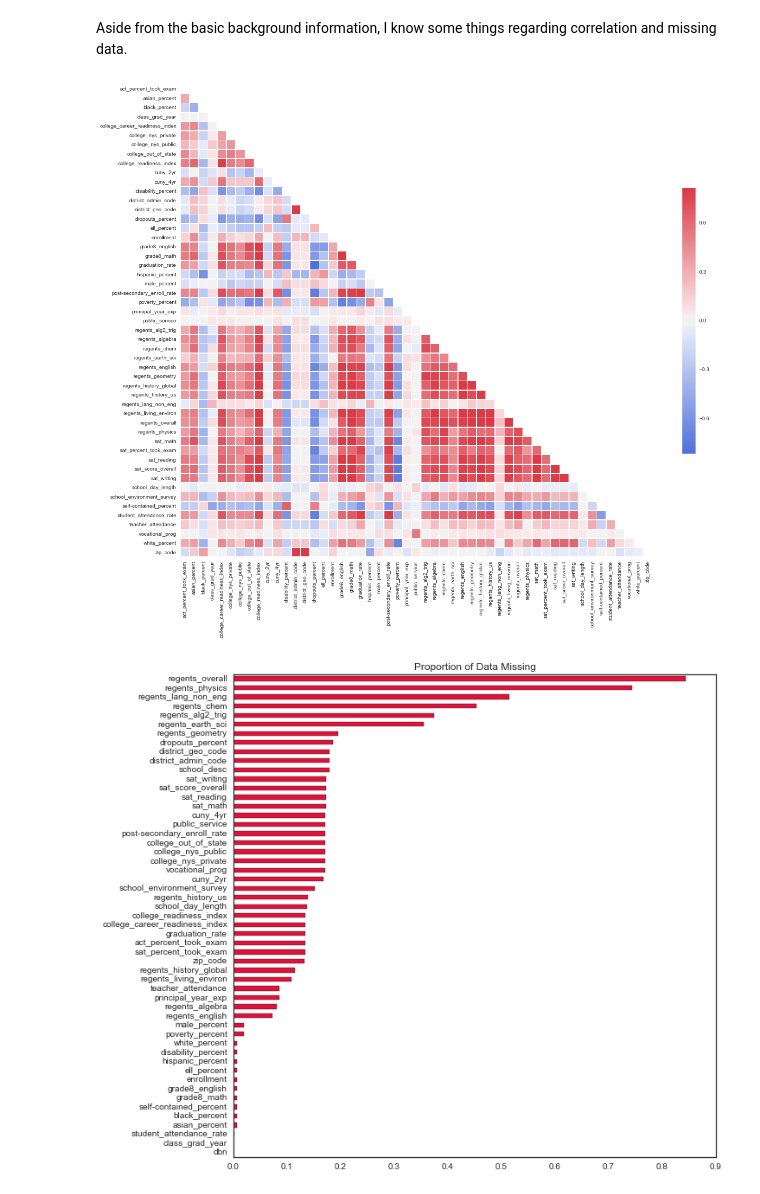
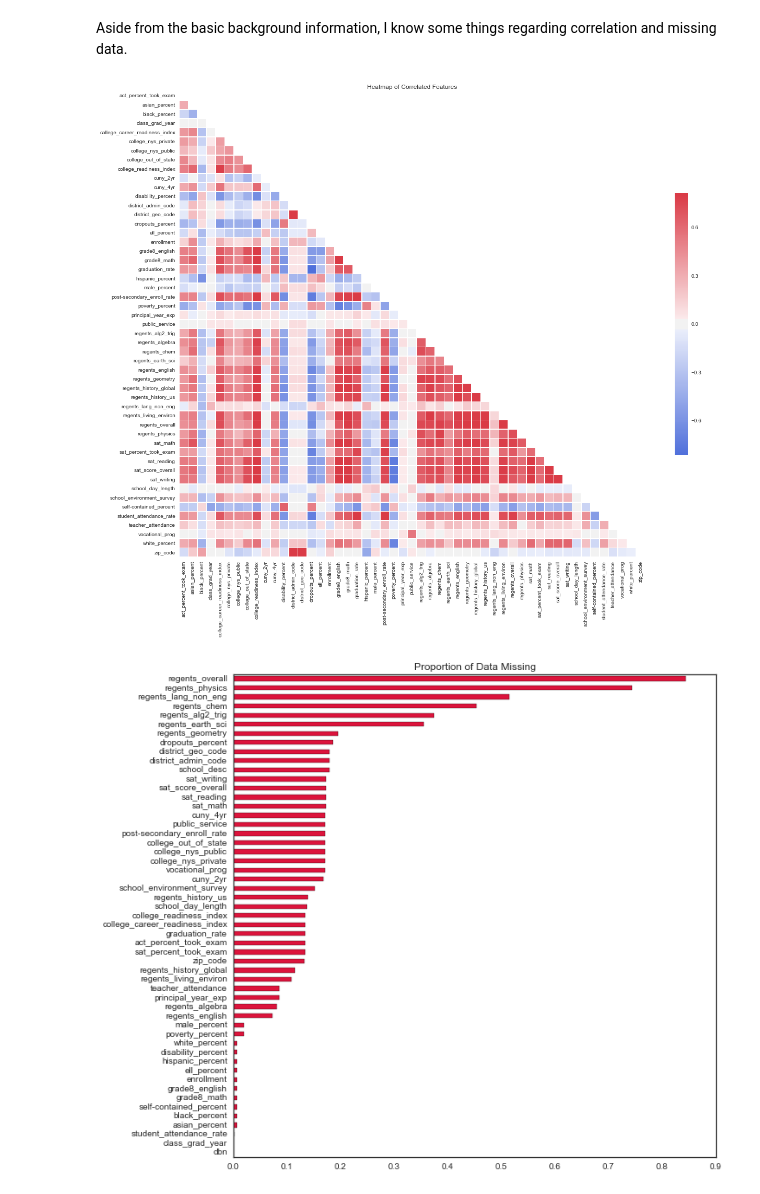
Before and after one commit to kangazoom/data_science, a Jupyter notebook: project/Project-Question-Cleaned-Dataset-Michelle-Cronin.ipynb, the cells around one changed output. Saved outputs shown, nothing was run; the diff lists cells and outputs as text; code cells hidden in the pictures.

```diff
--- a/project/Project-Question-Cleaned-Dataset-Michelle-Cronin.ipynb
+++ b/project/Project-Question-Cleaned-Dataset-Michelle-Cronin.ipynb
@@ -276,25 +276,26 @@ data = pd.read_csv('nyc_high_schools_data_more.csv')
 # %%
 # create correlation heatmap - modified from https://stanford.edu/~mwaskom/software/seaborn/examples/many_pairwise_correlations.html
 sns.set(style="white")
 # Compute the correlation matrix
 corr = data.corr()
 
 # Generate a mask for the upper triangle
 mask = np.zeros_like(corr, dtype=np.bool)
 mask[np.triu_indices_from(mask)] = True
 
 # Set up the matplotlib figure
 f, ax = plt.subplots(figsize=(20, 18))
 
 # Generate a custom diverging colormap
 cmap = sns.diverging_palette(260, 10, as_cmap=True)
 
 # Draw the heatmap with the mask and correct aspect ratio
+plt.title('Heatmap of Correlated Features')
 sns.heatmap(corr, mask=mask, cmap=cmap, vmax=.3,
             square=True, xticklabels=True, yticklabels=True,
             linewidths=.5, cbar_kws={"shrink": .5}, ax=ax);
 # %% [output]
-[figure, old version]
+[figure, new version]
 # %%
 # Show missing data
 data.apply(lambda x: sum(x.isnull())*1.0 / len(x)).sort_values().plot(kind='barh', title='Proportion of Data Missing', color='Crimson', figsize=(10,10));
```
